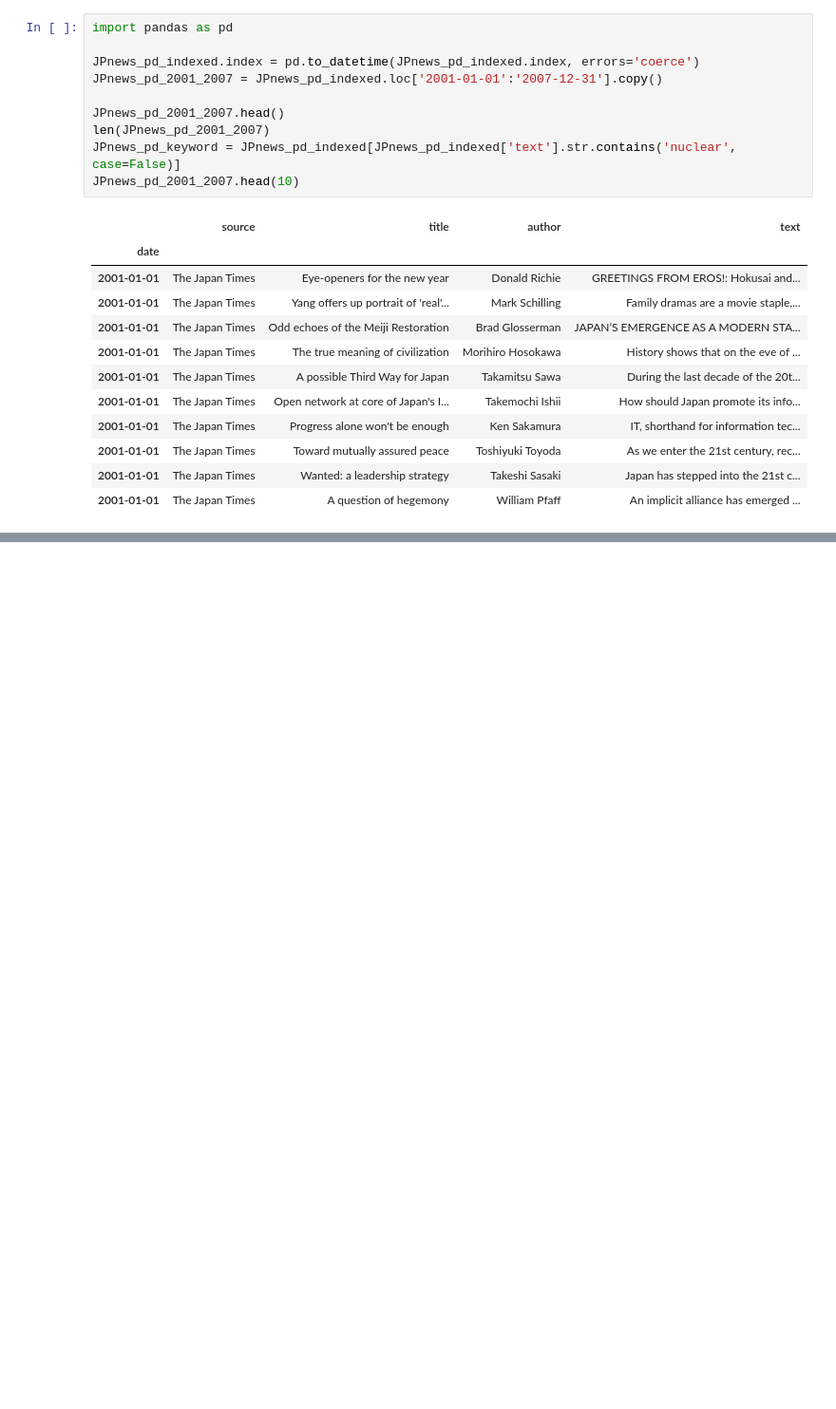
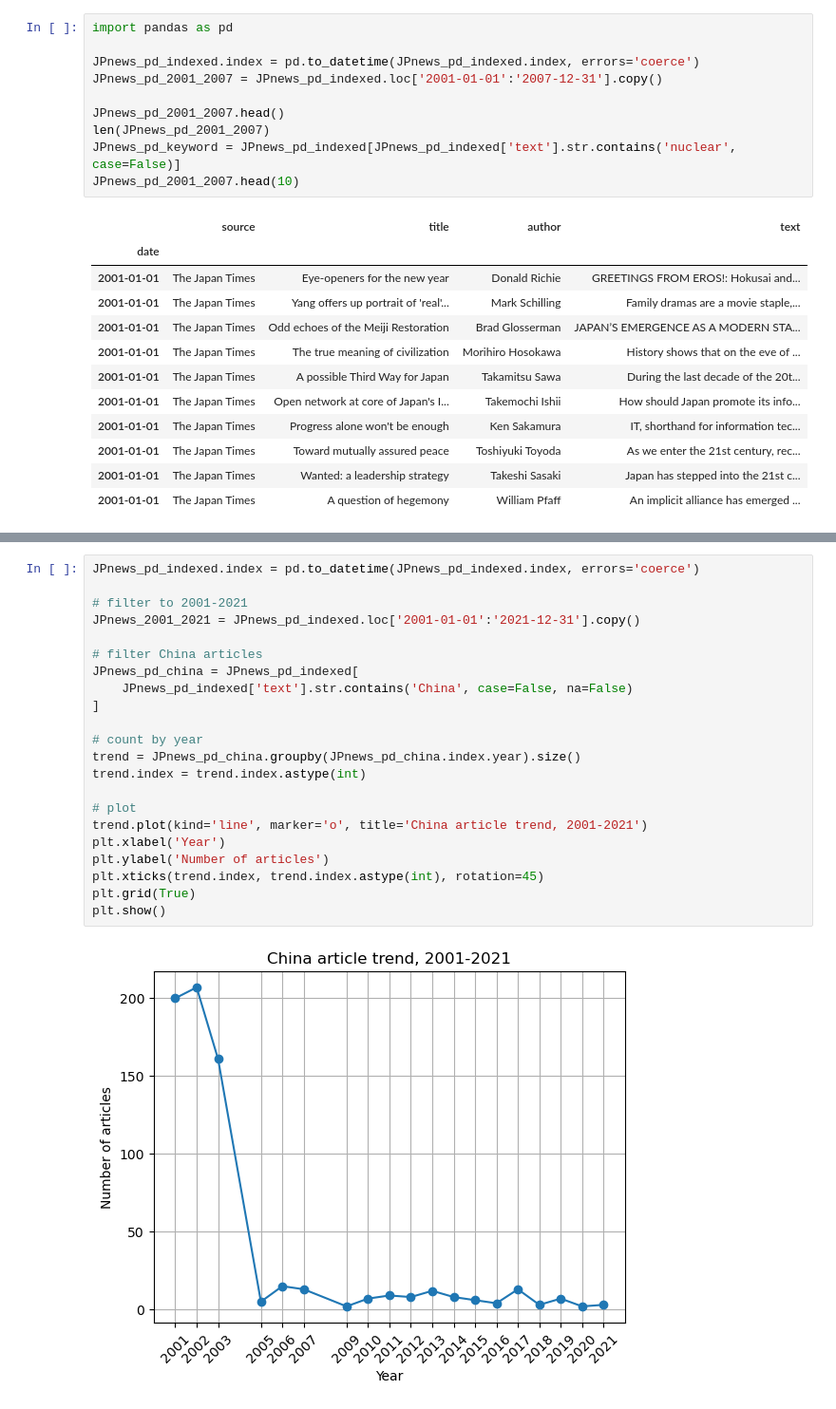
Before and after one commit to ninaudagawa/Media-Politics, a Jupyter notebook: project/notebooks/news_analysis.ipynb, the cells around one changed output, grey strips where cells are left out. Shown at 95% size. Saved outputs shown, nothing was run; the diff lists cells and outputs as text; blank space fills up the shorter version.

```diff
--- a/project/notebooks/news_analysis.ipynb
+++ b/project/notebooks/news_analysis.ipynb
@@ -134,0 +225,24 @@ plt.show()
+# %%
+JPnews_pd_indexed.index = pd.to_datetime(JPnews_pd_indexed.index, errors='coerce')
+
+# filter to 2001-2021
+JPnews_2001_2021 = JPnews_pd_indexed.loc['2001-01-01':'2021-12-31'].copy()
+
+# filter China articles
+JPnews_pd_china = JPnews_pd_indexed[
+    JPnews_pd_indexed['text'].str.contains('China', case=False, na=False)
+]
+
+# count by year
+trend = JPnews_pd_china.groupby(JPnews_pd_china.index.year).size()
+trend.index = trend.index.astype(int)
+
+# plot
+trend.plot(kind='line', marker='o', title='China article trend, 2001-2021')
+plt.xlabel('Year')
+plt.ylabel('Number of articles')
+plt.xticks(trend.index, trend.index.astype(int), rotation=45)
+plt.grid(True)
+plt.show()
+# %% [output]
+[figure, added]
```
Also changed, not shown: parts of 7 cells of this notebook.
